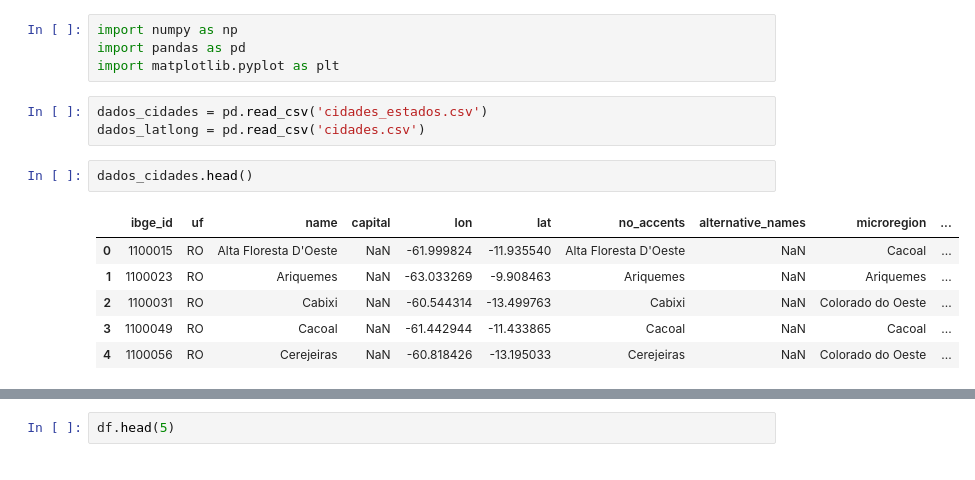
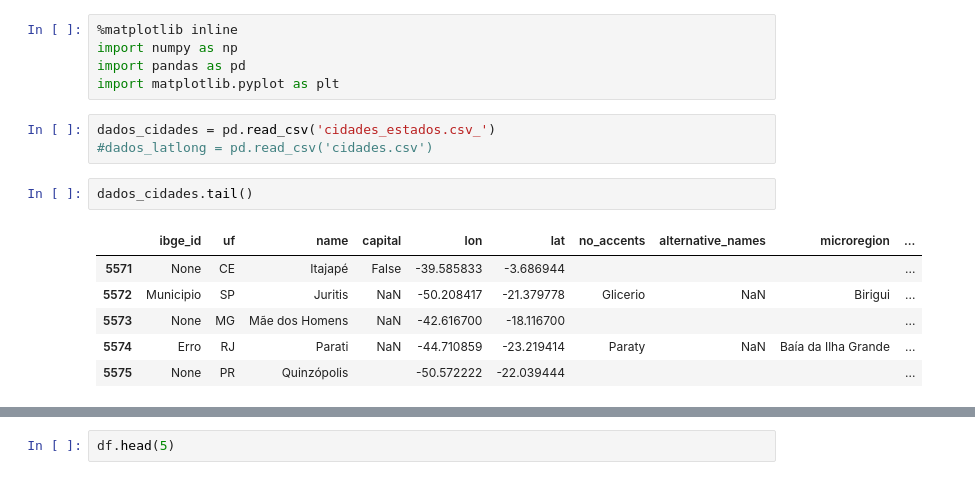
Before and after one commit to RafaelGoncalves8/mc931, a Jupyter notebook: Distancia_cidades/jup/MC932.ipynb, the cells around one changed output, grey strips where cells are left out. Saved outputs shown, nothing was run; the diff lists cells and outputs as text.

```diff
--- a/Distancia_cidades/jup/MC932.ipynb
+++ b/Distancia_cidades/jup/MC932.ipynb
@@ -1,16 +1,17 @@
 # %%
+%matplotlib inline
 import numpy as np
 import pandas as pd
 import matplotlib.pyplot as plt
 # %%
-dados_cidades = pd.read_csv('cidades_estados.csv')
-dados_latlong = pd.read_csv('cidades.csv')
+dados_cidades = pd.read_csv('cidades_estados.csv_')
+#dados_latlong = pd.read_csv('cidades.csv')
 # %%
-dados_cidades.head()
+dados_cidades.tail()
 # %% [output]
 |  | ibge_id | uf | name | capital | lon | lat | no_accents | alternative_names | microregion | ... |
-| 0 | 1100015 | RO | Alta Floresta D'Oeste | NaN | -61.999824 | -11.935540 | Alta Floresta D'Oeste | NaN | Cacoal | ... |
-| 1 | 1100023 | RO | Ariquemes | NaN | -63.033269 | -9.908463 | Ariquemes | NaN | Ariquemes | ... |
-| 2 | 1100031 | RO | Cabixi | NaN | -60.544314 | -13.499763 | Cabixi | NaN | Colorado do Oeste | ... |
-| 3 | 1100049 | RO | Cacoal | NaN | -61.442944 | -11.433865 | Cacoal | NaN | Cacoal | ... |
-| 4 | 1100056 | RO | Cerejeiras | NaN | -60.818426 | -13.195033 | Cerejeiras | NaN | Colorado do Oeste | ... |
+| 5571 | None | CE | Itajapé | False | -39.585833 | -3.686944 |  |  |  | ... |
+| 5572 | Municipio | SP | Juritis | NaN | -50.208417 | -21.379778 | Glicerio | NaN | Birigui | ... |
+| 5573 | None | MG | Mãe dos Homens | NaN | -42.616700 | -18.116700 |  |  |  | ... |
+| 5574 | Erro | RJ | Parati | NaN | -44.710859 | -23.219414 | Paraty | NaN | Baía da Ilha Grande | ... |
+| 5575 | None | PR | Quinzópolis |  | -50.572222 | -22.039444 |  |  |  | ... |
```
Also changed, not shown: parts of 26 cells of this notebook, 7 other files.
